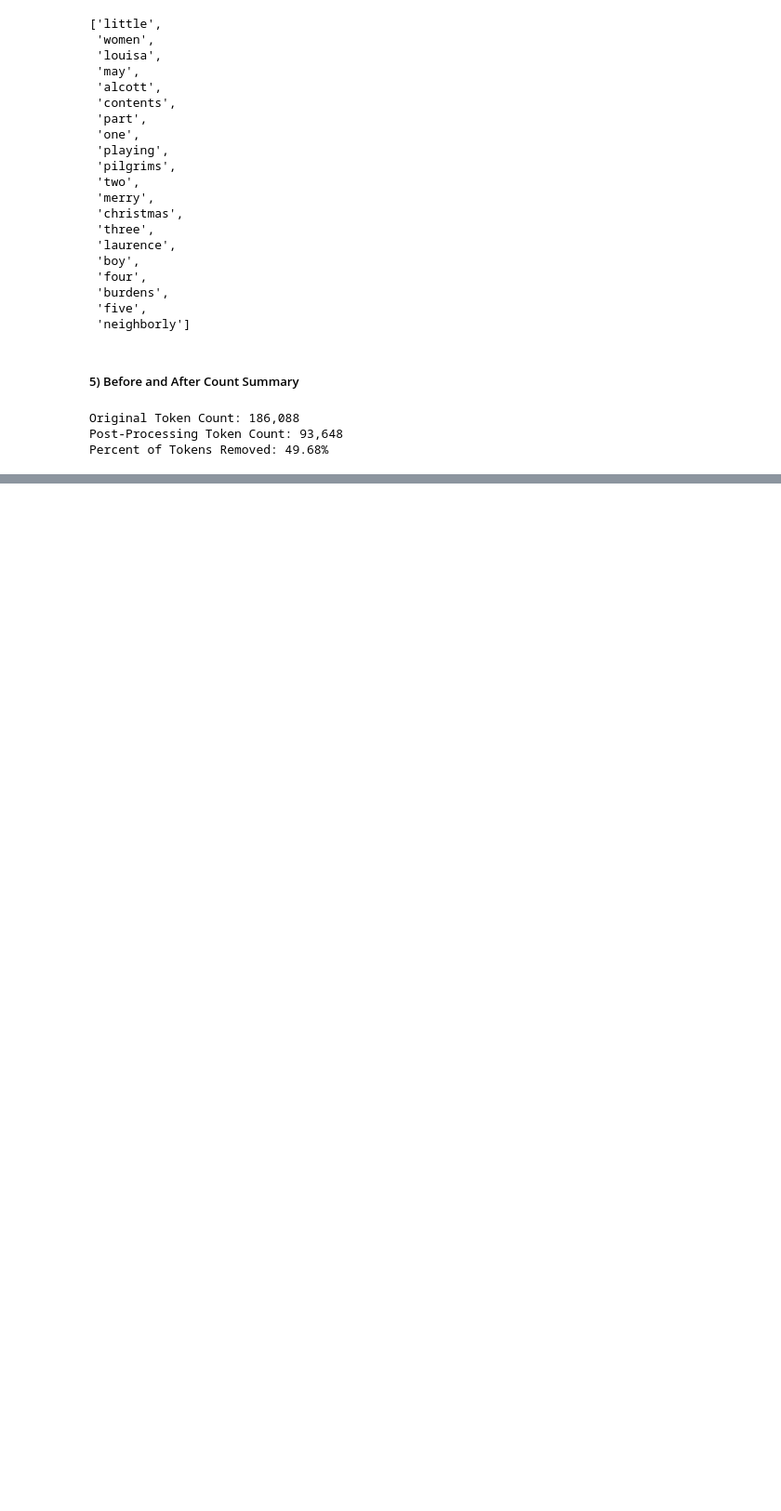
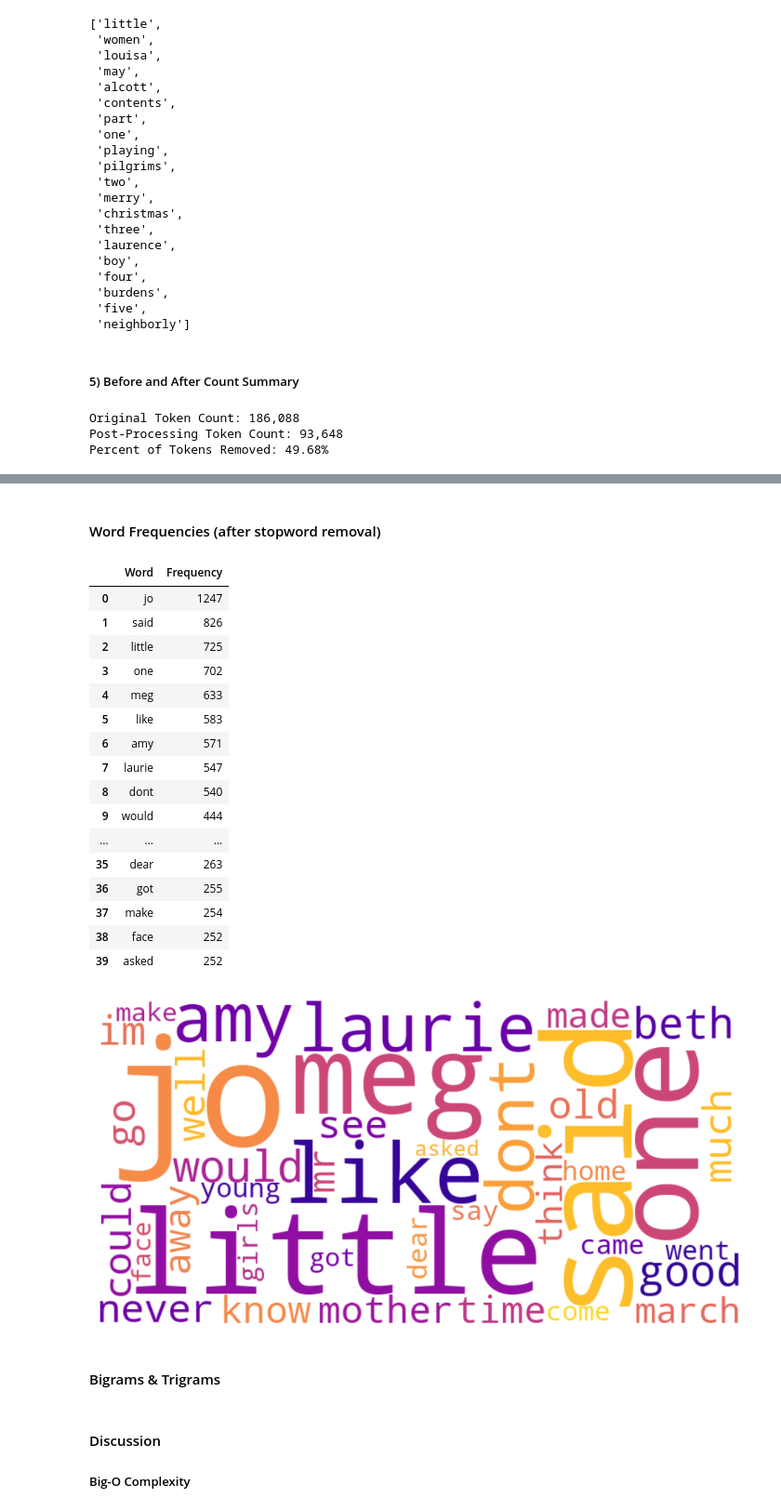
Before and after one commit to JohnShuford/DSA_GroupProjct2, a Jupyter notebook: Letters_and_Words_Analysis.ipynb, the cells around one changed output, grey strips where cells are left out. Shown at 93% size. Cells and saved outputs as stored; diff of their text form; code cells hidden in the pictures; blank space fills up the shorter version.

```diff
--- a/Letters_and_Words_Analysis.ipynb
+++ b/Letters_and_Words_Analysis.ipynb
@@ -142,0 +206,42 @@ Percent of Tokens Removed: 49.68%
+# %% [markdown]
+#### Word Frequencies (after stopword removal)
+# %%
+word_counts = collections.Counter(lw)
+
+top40 = word_counts.most_common(40)
+
+df_words = pd.DataFrame(top40, columns=['Word', 'Frequency'])
+display(df_words)
+
+# Word Cloud
+wc = wordcloud.WordCloud(width=800, height=400, background_color='white', colormap='plasma')
+wc.generate_from_frequencies(dict(top40))
+plt.figure(figsize=(14,6))
+plt.imshow(wc, interpolation='bilinear')
+plt.axis('off')
+plt.show()
+# %% [output]
+|  | Word | Frequency |
+| 0 | jo | 1247 |
+| 1 | said | 826 |
+| 2 | little | 725 |
+| 3 | one | 702 |
+| 4 | meg | 633 |
+| 5 | like | 583 |
+| 6 | amy | 571 |
+| 7 | laurie | 547 |
+| 8 | dont | 540 |
+| 9 | would | 444 |
+| ... | ... | ... |
+| 35 | dear | 263 |
+| 36 | got | 255 |
+| 37 | make | 254 |
+| 38 | face | 252 |
+| 39 | asked | 252 |
+[figure, added]
+# %% [markdown]
+#### Bigrams & Trigrams
+# %% [markdown]
+#### Discussion
+
+##### Big-O Complexity
```
Also changed, not shown: parts of 10 cells of this notebook.
